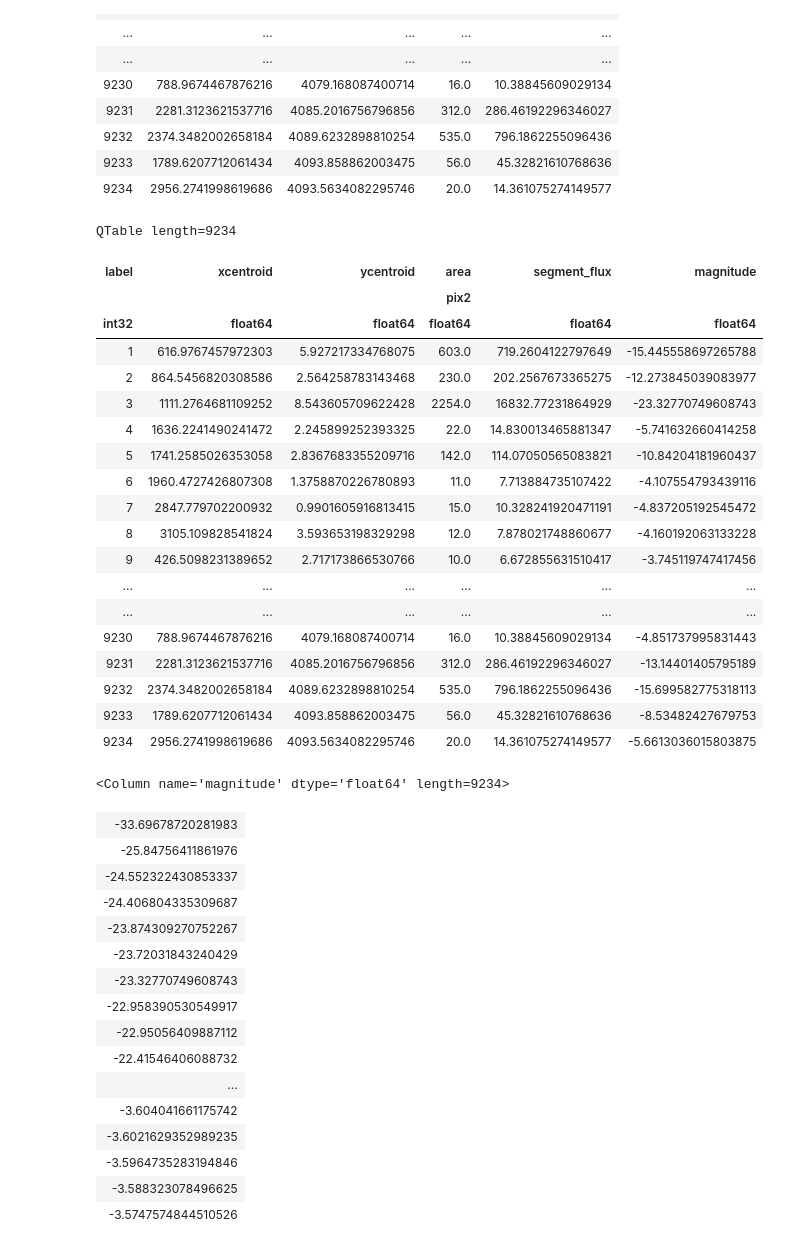
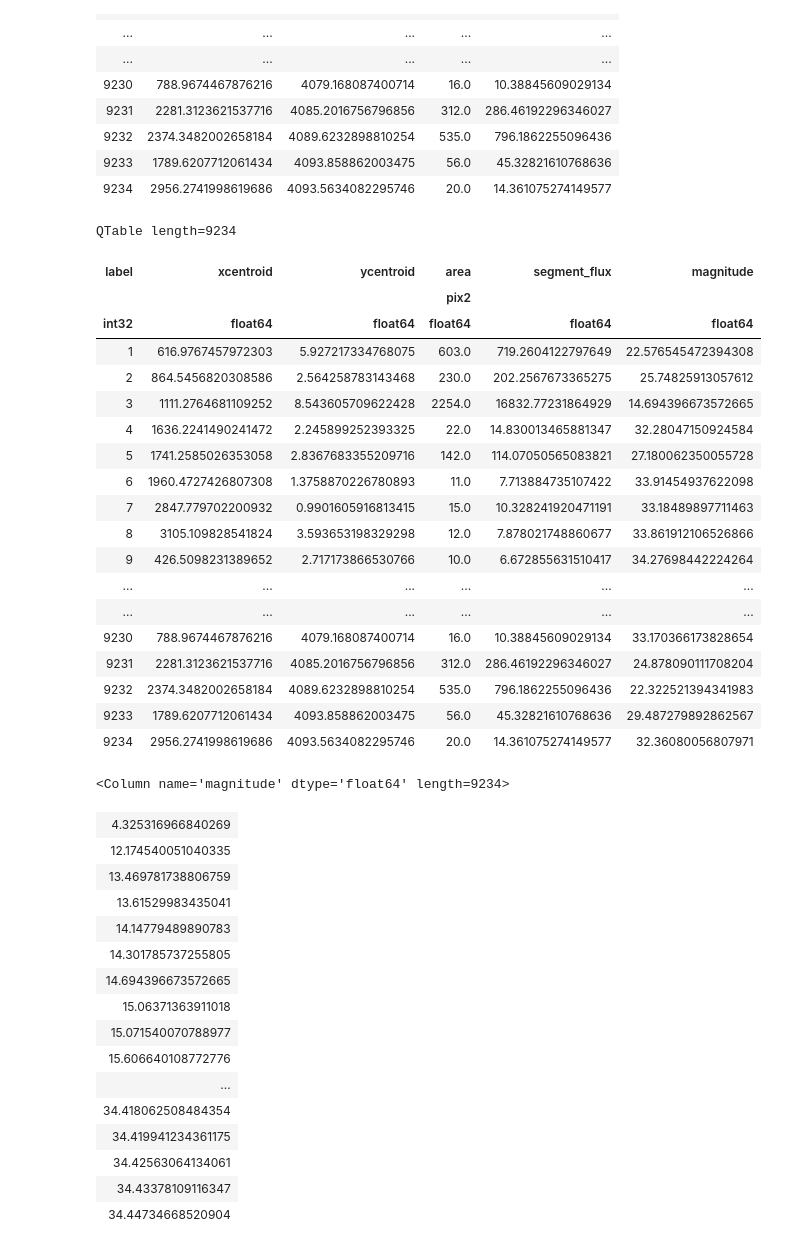
Before and after one commit to titttica/codigos-intru, a Jupyter notebook: reduccion y det. de objetos.ipynb, the cells around one changed output. Drawn from its saved outputs; the diff is of its cells as text; code cells hidden in the pictures.

```diff
--- a/reduccion y det. de objetos.ipynb
+++ b/reduccion y det. de objetos.ipynb
@@ -639,48 +639,48 @@ QTable length=9234
 # %%
 #CALCULAMOS MAG APARENTES CON EL ZEROPONIT (NO LO TENGO LOL)
 #puse un valor falso x mientras
-zeropoint = 1
+zeropoint = 39.022104169660096
 tablaB['magnitude'] = zeropoint - 2.5*np.log(tablaB['segment_flux'])
 tablaB
 # %% [output]
 QTable length=9234
 | label | xcentroid | ycentroid | area | segment_flux | magnitude |
 |  |  |  | pix2 |  |  |
 | int32 | float64 | float64 | float64 | float64 | float64 |
-| 1 | 616.9767457972303 | 5.927217334768075 | 603.0 | 719.2604122797649 | -15.445558697265788 |
-| 2 | 864.5456820308586 | 2.564258783143468 | 230.0 | 202.2567673365275 | -12.273845039083977 |
-| 3 | 1111.2764681109252 | 8.543605709622428 | 2254.0 | 16832.77231864929 | -23.32770749608743 |
-| 4 | 1636.2241490241472 | 2.245899252393325 | 22.0 | 14.830013465881347 | -5.741632660414258 |
-| 5 | 1741.2585026353058 | 2.8367683355209716 | 142.0 | 114.07050565083821 | -10.84204181960437 |
-| 6 | 1960.4727426807308 | 1.3758870226780893 | 11.0 | 7.713884735107422 | -4.107554793439116 |
-| 7 | 2847.779702200932 | 0.9901605916813415 | 15.0 | 10.328241920471191 | -4.837205192545472 |
-| 8 | 3105.109828541824 | 3.593653198329298 | 12.0 | 7.878021748860677 | -4.160192063133228 |
-| 9 | 426.5098231389652 | 2.717173866530766 | 10.0 | 6.672855631510417 | -3.745119747417456 |
+| 1 | 616.9767457972303 | 5.927217334768075 | 603.0 | 719.2604122797649 | 22.576545472394308 |
+| 2 | 864.5456820308586 | 2.564258783143468 | 230.0 | 202.2567673365275 | 25.74825913057612 |
+| 3 | 1111.2764681109252 | 8.543605709622428 | 2254.0 | 16832.77231864929 | 14.694396673572665 |
+| 4 | 1636.2241490241472 | 2.245899252393325 | 22.0 | 14.830013465881347 | 32.28047150924584 |
+| 5 | 1741.2585026353058 | 2.8367683355209716 | 142.0 | 114.07050565083821 | 27.180062350055728 |
+| 6 | 1960.4727426807308 | 1.3758870226780893 | 11.0 | 7.713884735107422 | 33.91454937622098 |
+| 7 | 2847.779702200932 | 0.9901605916813415 | 15.0 | 10.328241920471191 | 33.18489897711463 |
+| 8 | 3105.109828541824 | 3.593653198329298 | 12.0 | 7.878021748860677 | 33.861912106526866 |
+| 9 | 426.5098231389652 | 2.717173866530766 | 10.0 | 6.672855631510417 | 34.27698442224264 |
 | ... | ... | ... | ... | ... | ... |
 | ... | ... | ... | ... | ... | ... |
-| 9230 | 788.9674467876216 | 4079.168087400714 | 16.0 | 10.38845609029134 | -4.851737995831443 |
-| 9231 | 2281.3123621537716 | 4085.2016756796856 | 312.0 | 286.46192296346027 | -13.14401405795189 |
-| 9232 | 2374.3482002658184 | 4089.6232898810254 | 535.0 | 796.1862255096436 | -15.699582775318113 |
-| 9233 | 1789.6207712061434 | 4093.858862003475 | 56.0 | 45.32821610768636 | -8.53482427679753 |
-| 9234 | 2956.2741998619686 | 4093.5634082295746 | 20.0 | 14.361075274149577 | -5.6613036015803875 |
+| 9230 | 788.9674467876216 | 4079.168087400714 | 16.0 | 10.38845609029134 | 33.170366173828654 |
+| 9231 | 2281.3123621537716 | 4085.2016756796856 | 312.0 | 286.46192296346027 | 24.878090111708204 |
+| 9232 | 2374.3482002658184 | 4089.6232898810254 | 535.0 | 796.1862255096436 | 22.322521394341983 |
+| 9233 | 1789.6207712061434 | 4093.858862003475 | 56.0 | 45.32821610768636 | 29.487279892862567 |
+| 9234 | 2956.2741998619686 | 4093.5634082295746 | 20.0 | 14.361075274149577 | 32.36080056807971 |
 # %%
 #Mostramos las magnitudes
 np.sort(tablaB['magnitude'])
 # %% [output]
 <Column name='magnitude' dtype='float64' length=9234>
-| -33.69678720281983 |
-| -25.84756411861976 |
-| -24.552322430853337 |
-| -24.406804335309687 |
-| -23.874309270752267 |
-| -23.72031843240429 |
-| -23.32770749608743 |
-| -22.958390530549917 |
-| -22.95056409887112 |
-| -22.41546406088732 |
+| 4.325316966840269 |
+| 12.174540051040335 |
+| 13.469781738806759 |
+| 13.61529983435041 |
+| 14.14779489890783 |
+| 14.301785737255805 |
+| 14.694396673572665 |
+| 15.06371363911018 |
+| 15.071540070788977 |
+| 15.606640108772776 |
 | ... |
-| -3.604041661175742 |
-| -3.6021629352989235 |
-| -3.5964735283194846 |
-| -3.588323078496625 |
-| -3.5747574844510526 |
+| 34.418062508484354 |
+| 34.419941234361175 |
+| 34.42563064134061 |
+| 34.43378109116347 |
+| 34.44734668520904 |
```
Also changed, not shown: parts of 3 cells of this notebook.
